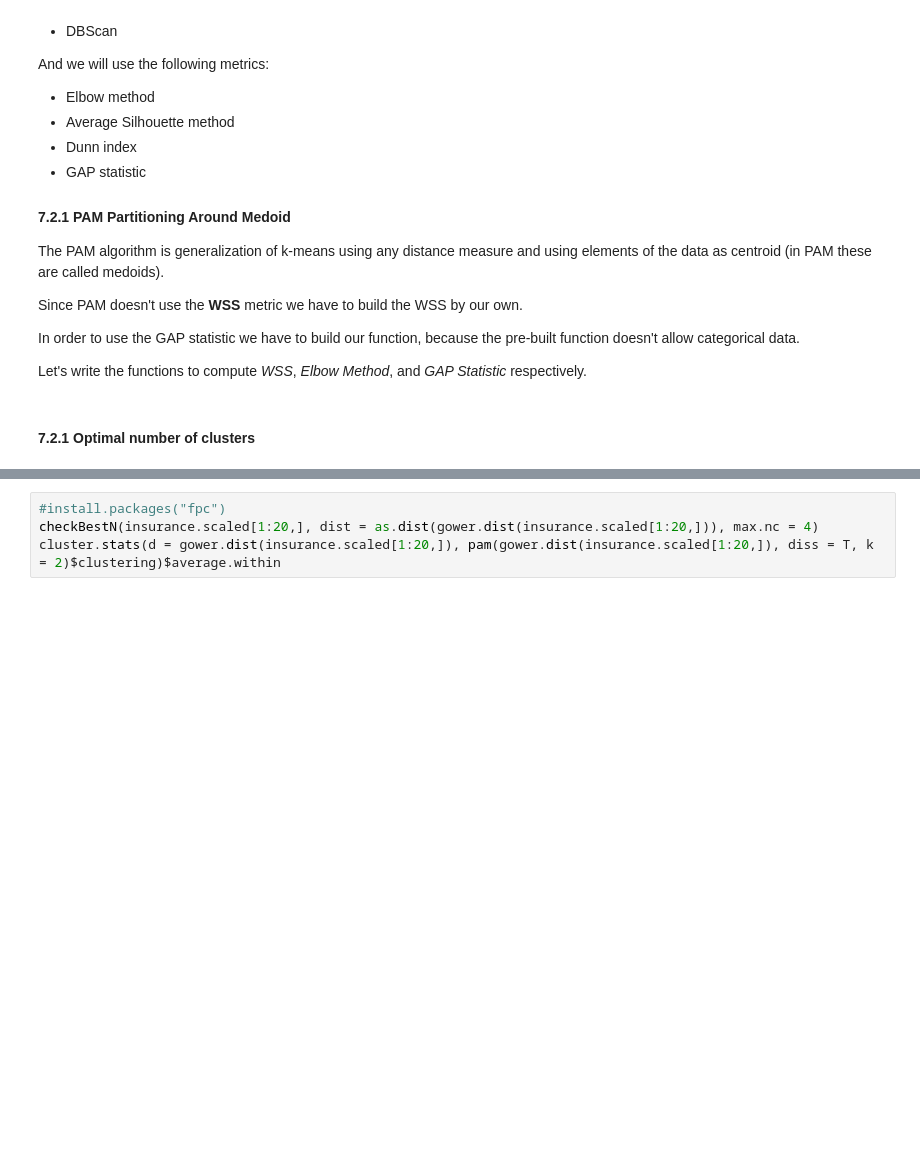
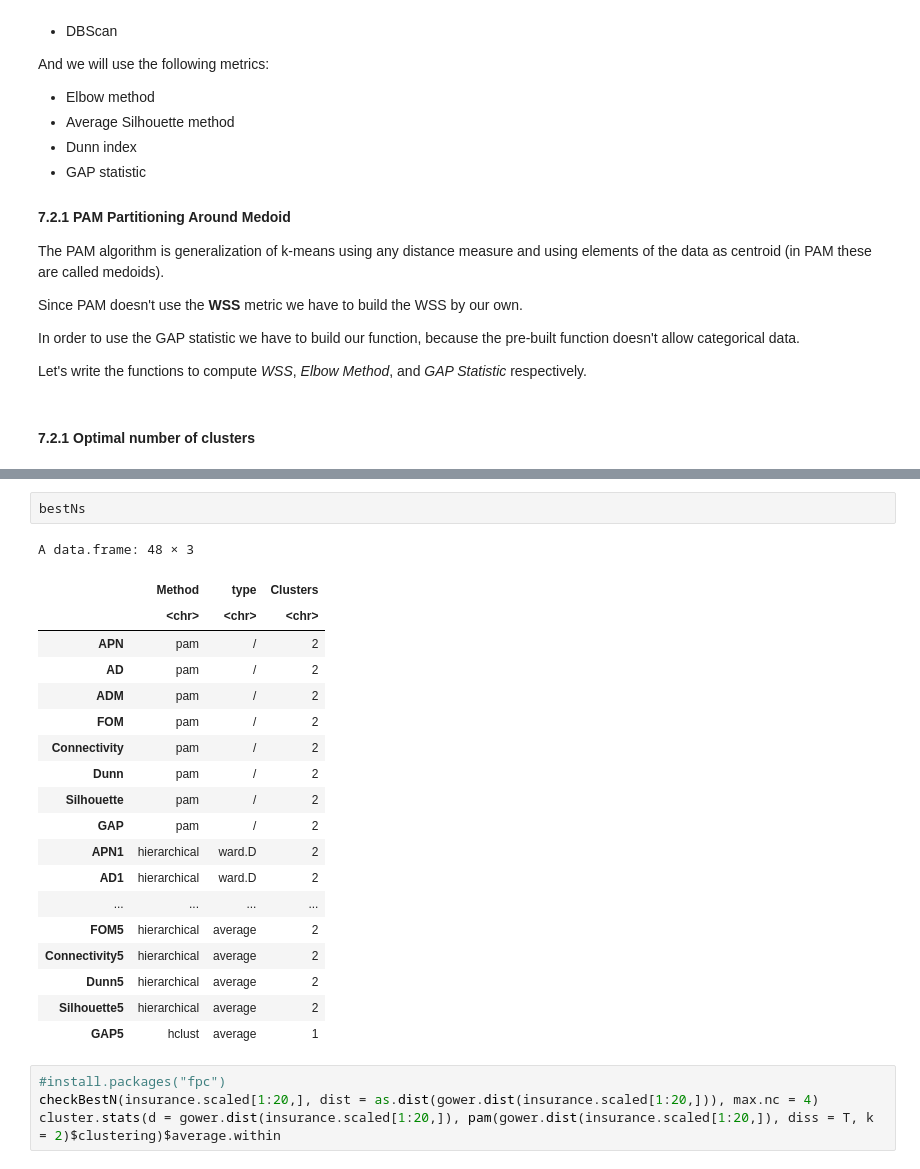
Before and after one commit to biagio-incardona/biagio-incardona.github.io, a Jupyter notebook: Report_Incardona_Biagio.ipynb, the cells around one changed output, grey strips where cells are left out. Drawn from its saved outputs; the diff is of its cells as text; blank space fills up the shorter version.

```diff
--- a/Report_Incardona_Biagio.ipynb
+++ b/Report_Incardona_Biagio.ipynb
@@ -1186,3 +1192,25 @@ ERROR: ignored
+# %%
+bestNs
+# %% [output]
+A data.frame: 48 × 3
+|  | Method | type | Clusters |
+|  | <chr> | <chr> | <chr> |
+| APN | pam | / | 2 |
+| AD | pam | / | 2 |
+| ADM | pam | / | 2 |
+| FOM | pam | / | 2 |
+| Connectivity | pam | / | 2 |
+| Dunn | pam | / | 2 |
+| Silhouette | pam | / | 2 |
+| GAP | pam | / | 2 |
+| APN1 | hierarchical | ward.D | 2 |
+| AD1 | hierarchical | ward.D | 2 |
+| ... | ... | ... | ... |
+| FOM5 | hierarchical | average | 2 |
+| Connectivity5 | hierarchical | average | 2 |
+| Dunn5 | hierarchical | average | 2 |
+| Silhouette5 | hierarchical | average | 2 |
+| GAP5 | hclust | average | 1 |
 # %%
 #install.packages("fpc")
 checkBestN(insurance.scaled[1:20,], dist = as.dist(gower.dist(insurance.scaled[1:20,])), max.nc = 4)
```
Also changed, not shown: parts of 1 cell of this notebook.
